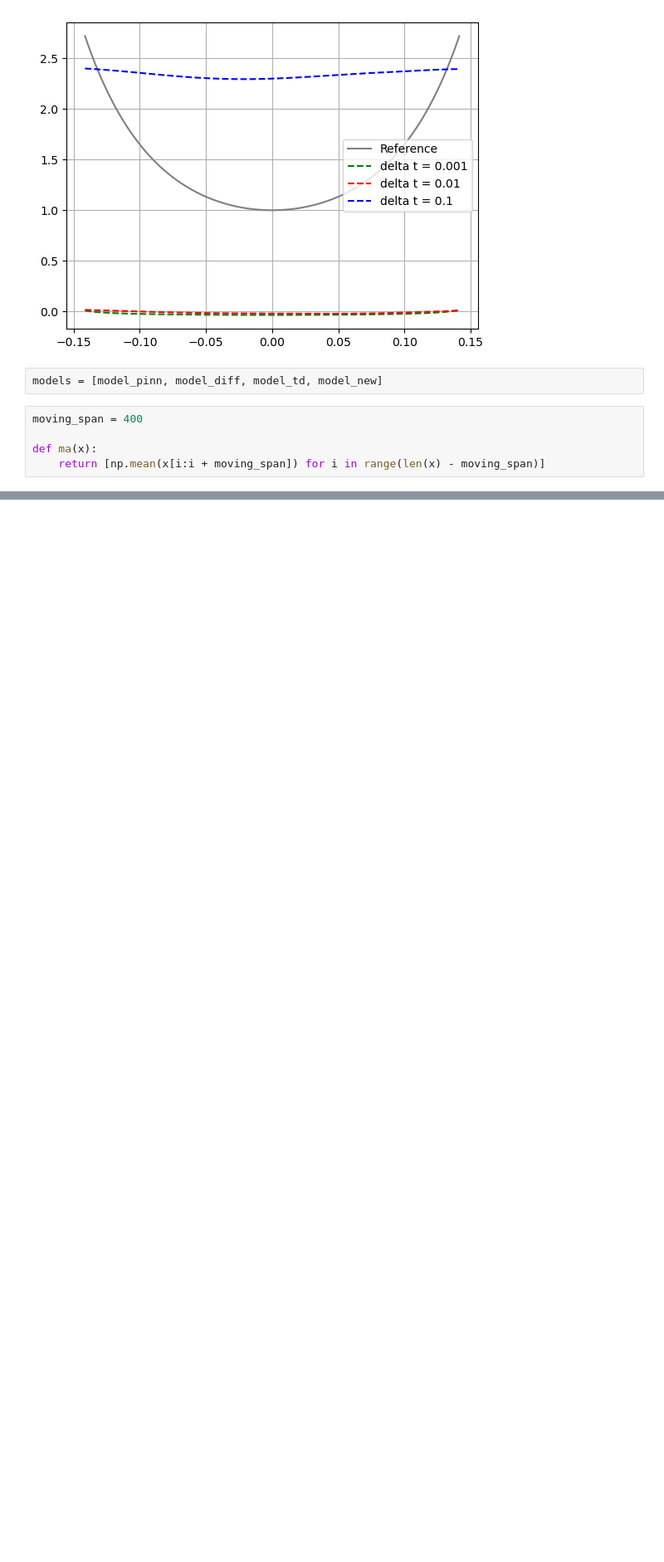
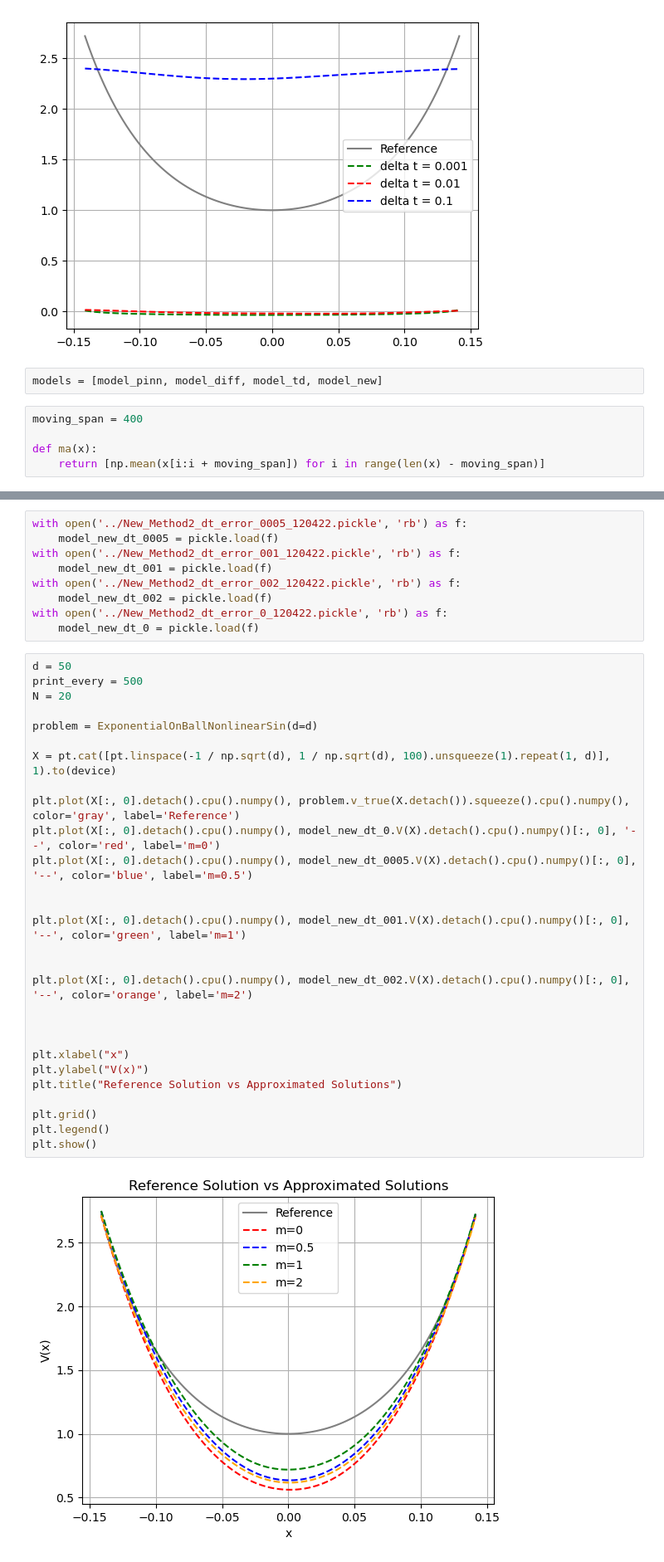
Before and after one commit to lucaspauker/path-space-PDE-solver, a Jupyter notebook: my_experiments/Aggregate.ipynb, the cells around one changed output, grey strips where cells are left out. Shown at 83% size. Saved outputs shown, nothing was run; the diff lists cells and outputs as text; blank space fills up the shorter version.

```diff
--- a/my_experiments/Aggregate.ipynb
+++ b/my_experiments/Aggregate.ipynb
@@ -152,0 +153,39 @@ ax[2].legend()
+# %%
+with open('../New_Method2_dt_error_0005_120422.pickle', 'rb') as f:
+    model_new_dt_0005 = pickle.load(f)
+with open('../New_Method2_dt_error_001_120422.pickle', 'rb') as f:
+    model_new_dt_001 = pickle.load(f)
+with open('../New_Method2_dt_error_002_120422.pickle', 'rb') as f:
+    model_new_dt_002 = pickle.load(f)
+with open('../New_Method2_dt_error_0_120422.pickle', 'rb') as f:
+    model_new_dt_0 = pickle.load(f)
+# %%
+d = 50
+print_every = 500
+N = 20
+
+problem = ExponentialOnBallNonlinearSin(d=d)
+
+X = pt.cat([pt.linspace(-1 / np.sqrt(d), 1 / np.sqrt(d), 100).unsqueeze(1).repeat(1, d)], 1).to(device)
+
+plt.plot(X[:, 0].detach().cpu().numpy(), problem.v_true(X.detach()).squeeze().cpu().numpy(), color='gray', label='Reference')
+plt.plot(X[:, 0].detach().cpu().numpy(), model_new_dt_0.V(X).detach().cpu().numpy()[:, 0], '--', color='red', label='m=0')
+plt.plot(X[:, 0].detach().cpu().numpy(), model_new_dt_0005.V(X).detach().cpu().numpy()[:, 0], '--', color='blue', label='m=0.5')
+
+
+plt.plot(X[:, 0].detach().cpu().numpy(), model_new_dt_001.V(X).detach().cpu().numpy()[:, 0], '--', color='green', label='m=1')
+
+
+plt.plot(X[:, 0].detach().cpu().numpy(), model_new_dt_002.V(X).detach().cpu().numpy()[:, 0], '--', color='orange', label='m=2')
+
+
+
+plt.xlabel("x")
+plt.ylabel("V(x)")
+plt.title("Reference Solution vs Approximated Solutions")
+
+plt.grid()
+plt.legend()
+plt.show()
+# %% [output]
+[figure, added]
```
Also changed, not shown: parts of 3 cells of this notebook, 2 other files.
